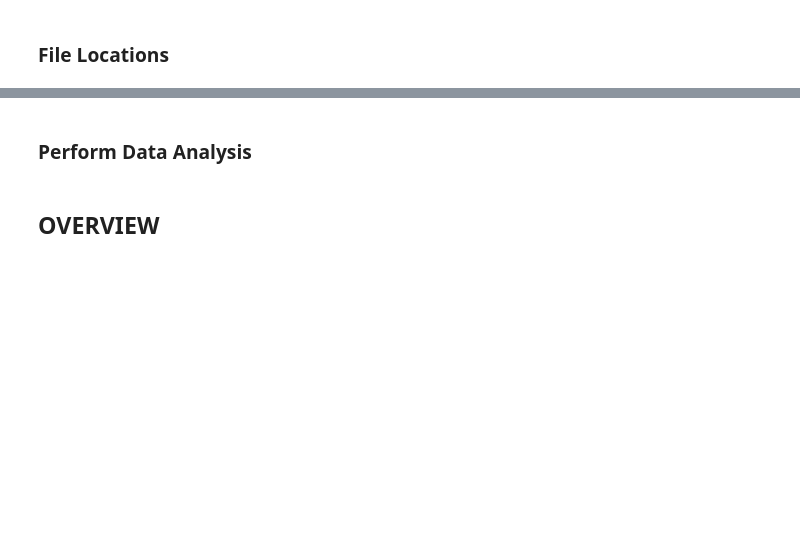
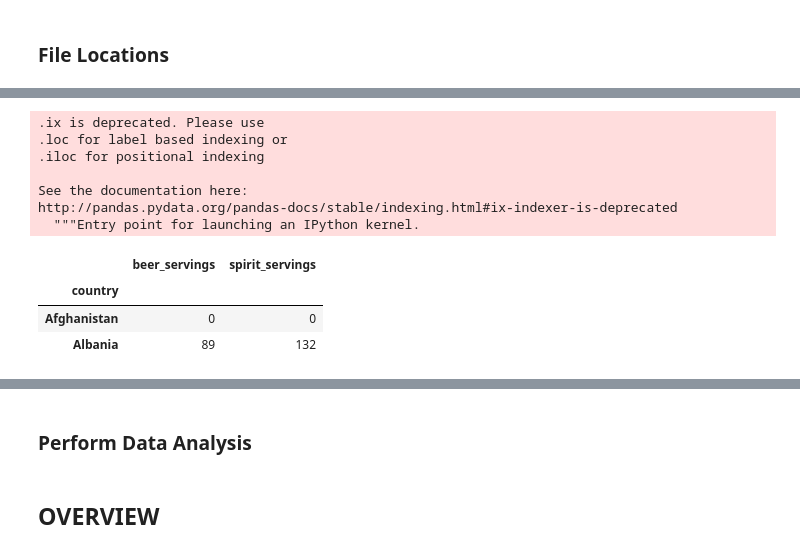
Before and after one commit to ergonyc/Practice-python-exercises, a Jupyter notebook: DataPresentation0/2-EDA.ipynb, the cells around one changed output, grey strips where cells are left out. Drawn from its saved outputs; the diff is of its cells as text; code cells hidden in the pictures; blank space fills up the shorter version.

```diff
--- a/DataPresentation0/2-EDA.ipynb
+++ b/DataPresentation0/2-EDA.ipynb
@@ -24,3 +52,17 @@ import matplotlib.pyplot as plt
+# %%
+drinks.ix[0:2,0:2]
+# %% [output]
+.ix is deprecated. Please use
+.loc for label based indexing or
+.iloc for positional indexing
+
+See the documentation here:
+http://pandas.pydata.org/pandas-docs/stable/indexing.html#ix-indexer-is-deprecated
+  """Entry point for launching an IPython kernel.
+|  | beer_servings | spirit_servings |
+| country |  |  |
+| Afghanistan | 0 | 0 |
+| Albania | 89 | 132 |
 # %%
 today = datetime.today()
 in_file = Path.cwd() / "data" / "processed" / f"summary_{today:%b-%d-%Y}.pkl"
```
Also changed, not shown: parts of 15 cells of this notebook, 1 other file.
